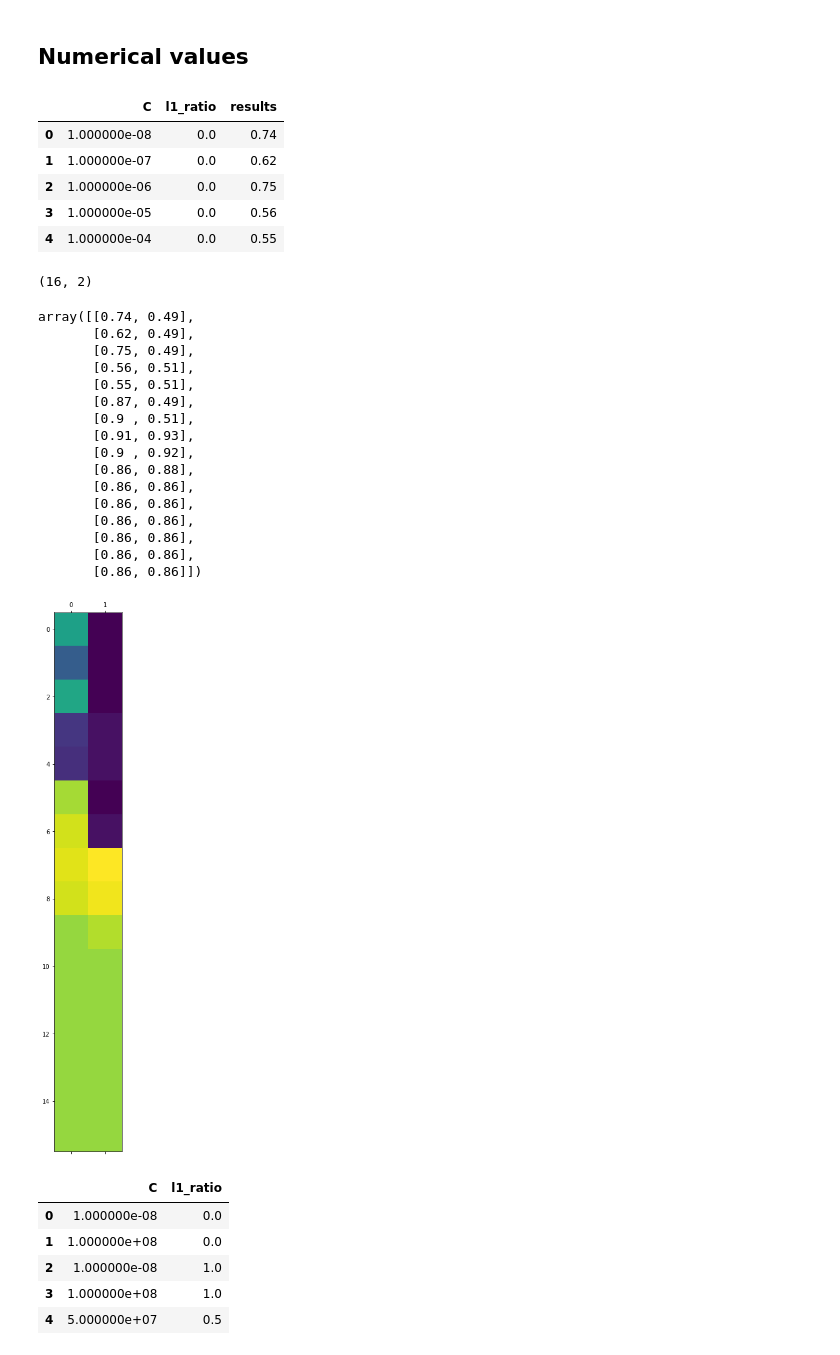
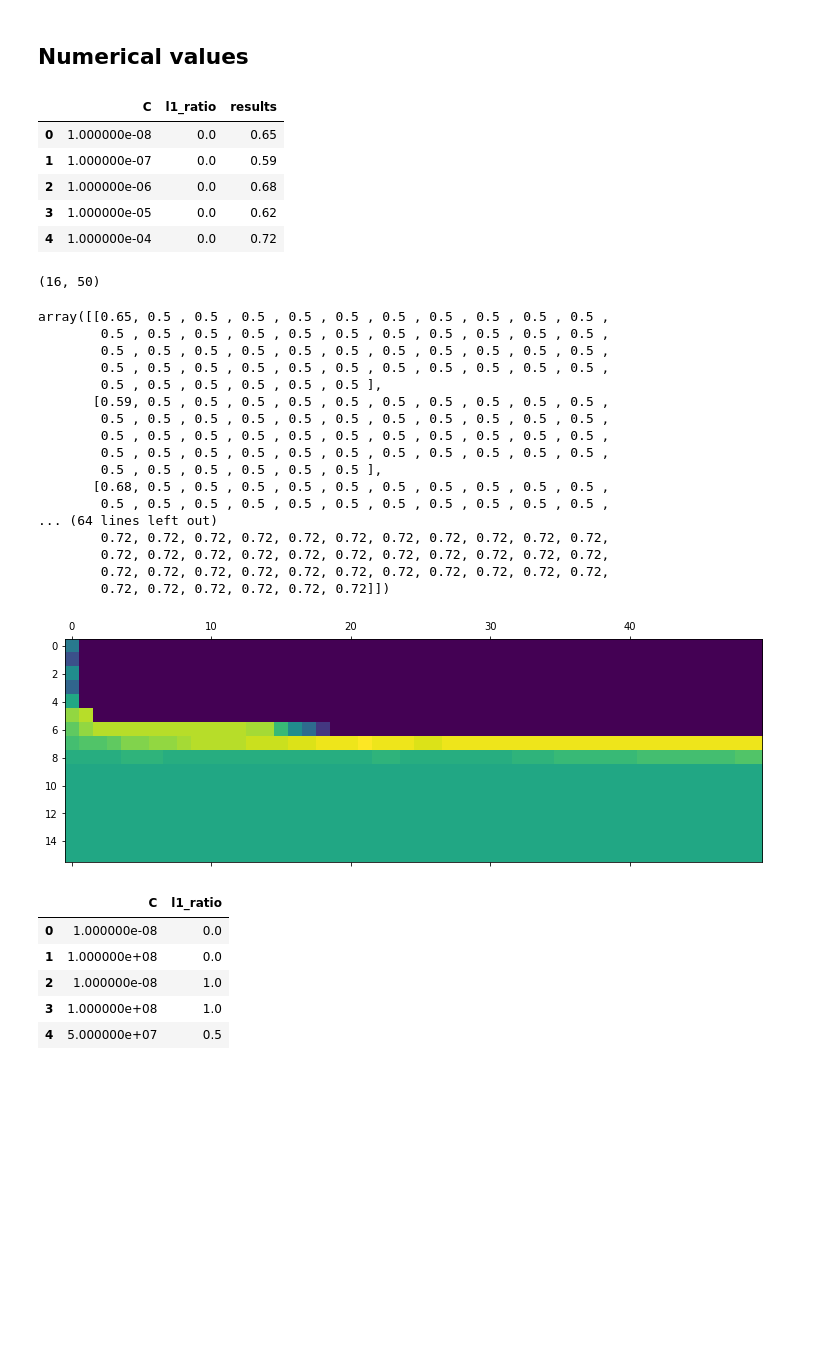
Before and after one commit to fd0r/design_of_experiment, a Jupyter notebook: python_notebook.ipynb, the cells around one changed output. Drawn from its saved outputs; the diff is of its cells as text; code cells hidden in the pictures; blank space fills up the shorter version.

```diff
--- a/python_notebook.ipynb
+++ b/python_notebook.ipynb
@@ -123,52 +123,53 @@ array([[[0.79, 0.79],
 # %%
 parameters ={
     'C':[float("1e{}".format(i)) for i in range(-8, 8)],
-    'l1_ratio':[0, 1]}
+    'l1_ratio':np.linspace(0, 1, 50)}
 
 plan = build.full_fact(
     parameters
 )
 
 results = eval_plan(LogisticRegression, plan, X, y, penalty="elasticnet", solver="saga")
 enc = OrdinalEncoder()
 enc.fit(results.loc[:, results.columns != 'results'])
 indices = enc.transform(results.loc[:, results.columns != 'results'])
 display(results.head())
 shape = tuple([len(elt) for elt in enc.categories_])
 values = np.zeros(shape)
 display(values.shape)
 for idx, value in zip(indices, results['results']):
     idx = tuple(map(int, idx))
     values[idx] = value
 display(values)
 plt.matshow(values[:,:])
 plt.show()
 plt.close()
 # %% [output]
 |  | C | l1_ratio | results |
-| 0 | 1.000000e-08 | 0.0 | 0.74 |
-| 1 | 1.000000e-07 | 0.0 | 0.62 |
-| 2 | 1.000000e-06 | 0.0 | 0.75 |
-| 3 | 1.000000e-05 | 0.0 | 0.56 |
-| 4 | 1.000000e-04 | 0.0 | 0.55 |
+| 0 | 1.000000e-08 | 0.0 | 0.65 |
+| 1 | 1.000000e-07 | 0.0 | 0.59 |
+| 2 | 1.000000e-06 | 0.0 | 0.68 |
+| 3 | 1.000000e-05 | 0.0 | 0.62 |
+| 4 | 1.000000e-04 | 0.0 | 0.72 |
-(16, 2)
+(16, 50)
-array([[0.74, 0.49],
-       [0.62, 0.49],
-       [0.75, 0.49],
-       [0.56, 0.51],
-       [0.55, 0.51],
-       [0.87, 0.49],
-       [0.9 , 0.51],
-       [0.91, 0.93],
-       [0.9 , 0.92],
-       [0.86, 0.88],
-       [0.86, 0.86],
-       [0.86, 0.86],
-       [0.86, 0.86],
-       [0.86, 0.86],
-       [0.86, 0.86],
-       [0.86, 0.86]])
+array([[0.65, 0.5 , 0.5 , 0.5 , 0.5 , 0.5 , 0.5 , 0.5 , 0.5 , 0.5 , 0.5 ,
+        0.5 , 0.5 , 0.5 , 0.5 , 0.5 , 0.5 , 0.5 , 0.5 , 0.5 , 0.5 , 0.5 ,
+        0.5 , 0.5 , 0.5 , 0.5 , 0.5 , 0.5 , 0.5 , 0.5 , 0.5 , 0.5 , 0.5 ,
+        0.5 , 0.5 , 0.5 , 0.5 , 0.5 , 0.5 , 0.5 , 0.5 , 0.5 , 0.5 , 0.5 ,
+        0.5 , 0.5 , 0.5 , 0.5 , 0.5 , 0.5 ],
+       [0.59, 0.5 , 0.5 , 0.5 , 0.5 , 0.5 , 0.5 , 0.5 , 0.5 , 0.5 , 0.5 ,
+        0.5 , 0.5 , 0.5 , 0.5 , 0.5 , 0.5 , 0.5 , 0.5 , 0.5 , 0.5 , 0.5 ,
+        0.5 , 0.5 , 0.5 , 0.5 , 0.5 , 0.5 , 0.5 , 0.5 , 0.5 , 0.5 , 0.5 ,
+        0.5 , 0.5 , 0.5 , 0.5 , 0.5 , 0.5 , 0.5 , 0.5 , 0.5 , 0.5 , 0.5 ,
+        0.5 , 0.5 , 0.5 , 0.5 , 0.5 , 0.5 ],
+       [0.68, 0.5 , 0.5 , 0.5 , 0.5 , 0.5 , 0.5 , 0.5 , 0.5 , 0.5 , 0.5 ,
+        0.5 , 0.5 , 0.5 , 0.5 , 0.5 , 0.5 , 0.5 , 0.5 , 0.5 , 0.5 , 0.5 ,
+... (64 lines left out)
+        0.72, 0.72, 0.72, 0.72, 0.72, 0.72, 0.72, 0.72, 0.72, 0.72, 0.72,
+        0.72, 0.72, 0.72, 0.72, 0.72, 0.72, 0.72, 0.72, 0.72, 0.72, 0.72,
+        0.72, 0.72, 0.72, 0.72, 0.72, 0.72, 0.72, 0.72, 0.72, 0.72, 0.72,
+        0.72, 0.72, 0.72, 0.72, 0.72, 0.72]])
-[figure, old version]
+[figure, new version]
 # %%
 plans = {build.full_fact, build.frac_fact_res, build.plackett_burman,
          build.sukharev, build.box_behnken} | {
```
